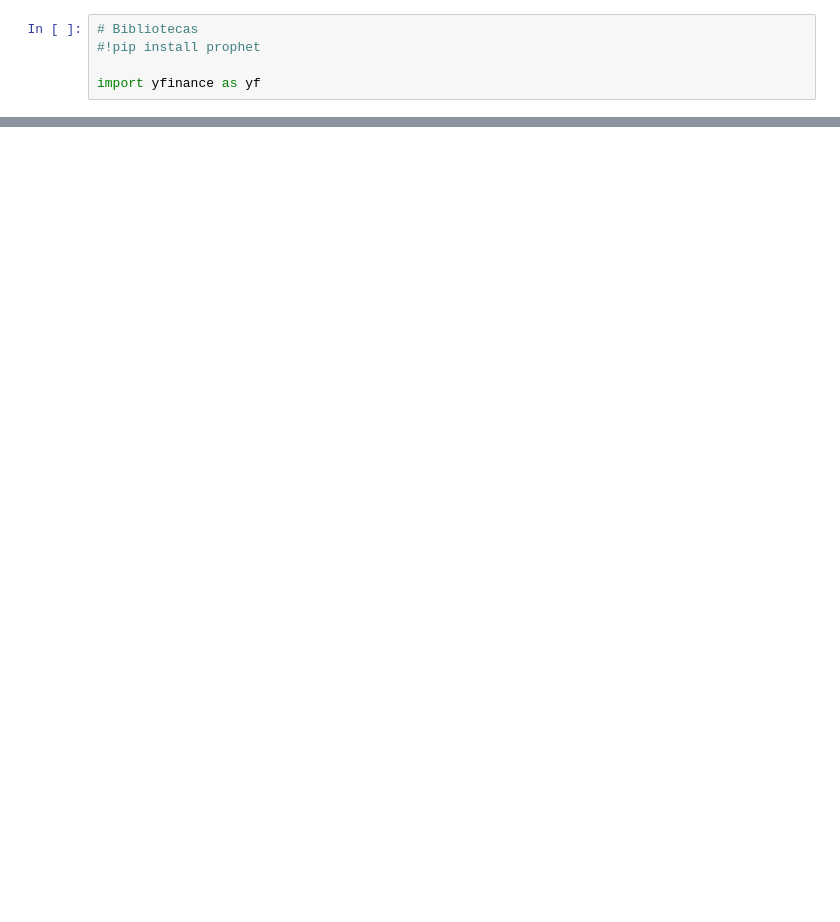
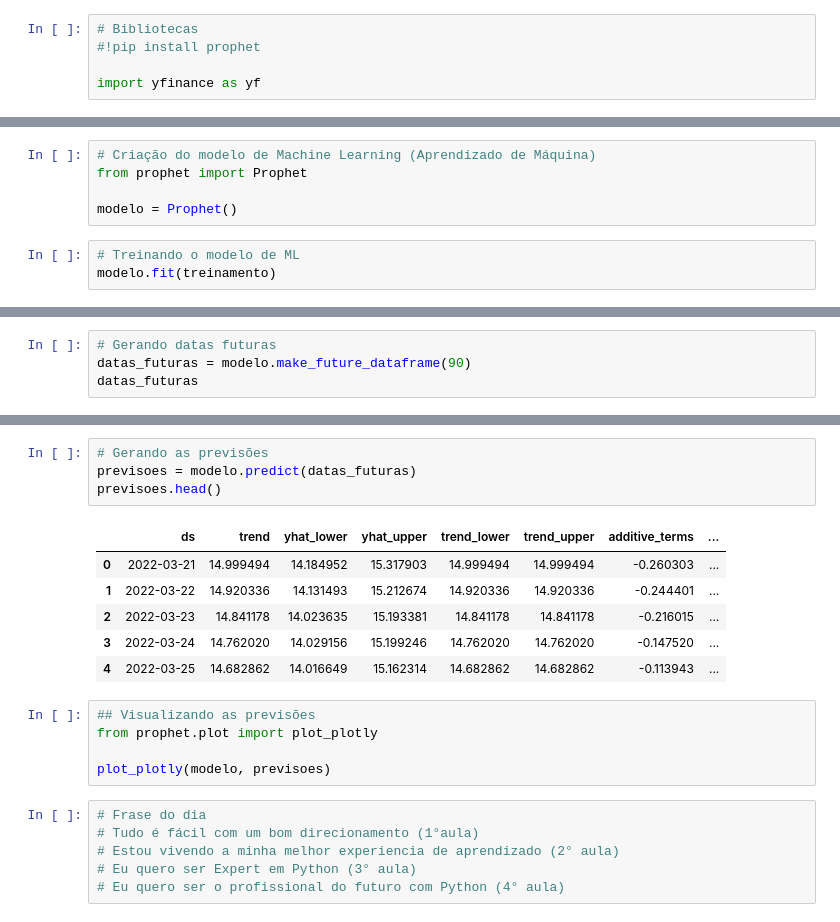
Before and after one commit to WilliamCorrea2712/Python, a Jupyter notebook: inteligencia_artificial/inteligencia_artificial.ipynb, the cells around one changed output, grey strips where cells are left out. Cells and saved outputs as stored; diff of their text form; blank space fills up the shorter version.

```diff
--- a/inteligencia_artificial/inteligencia_artificial.ipynb
+++ b/inteligencia_artificial/inteligencia_artificial.ipynb
@@ -37 +37,9 @@ treinamento
 501 rows × 2 columns
+# %%
+# Criação do modelo de Machine Learning (Aprendizado de Máquina)
+from prophet import Prophet
+
+modelo = Prophet()
+# %%
+# Treinando o modelo de ML
+modelo.fit(treinamento)
@@ -37,0 +50,4 @@ treinamento
+# %%
+# Gerando datas futuras
+datas_futuras = modelo.make_future_dataframe(90)
+datas_futuras
@@ -37,0 +68,22 @@ treinamento
+# %%
+# Gerando as previsões
+previsoes = modelo.predict(datas_futuras)
+previsoes.head()
+# %% [output]
+|  | ds | trend | yhat_lower | yhat_upper | trend_lower | trend_upper | additive_terms | ... |
+| 0 | 2022-03-21 | 14.999494 | 14.184952 | 15.317903 | 14.999494 | 14.999494 | -0.260303 | ... |
+| 1 | 2022-03-22 | 14.920336 | 14.131493 | 15.212674 | 14.920336 | 14.920336 | -0.244401 | ... |
+| 2 | 2022-03-23 | 14.841178 | 14.023635 | 15.193381 | 14.841178 | 14.841178 | -0.216015 | ... |
+| 3 | 2022-03-24 | 14.762020 | 14.029156 | 15.199246 | 14.762020 | 14.762020 | -0.147520 | ... |
+| 4 | 2022-03-25 | 14.682862 | 14.016649 | 15.162314 | 14.682862 | 14.682862 | -0.113943 | ... |
+# %%
+## Visualizando as previsões
+from prophet.plot import plot_plotly
+
+plot_plotly(modelo, previsoes)
+# %%
+# Frase do dia
+# Tudo é fácil com um bom direcionamento (1°aula)
+# Estou vivendo a minha melhor experiencia de aprendizado (2° aula)
+# Eu quero ser Expert em Python (3° aula)
+# Eu quero ser o profissional do futuro com Python (4° aula)
```
Also changed, not shown: parts of 4 cells of this notebook.
